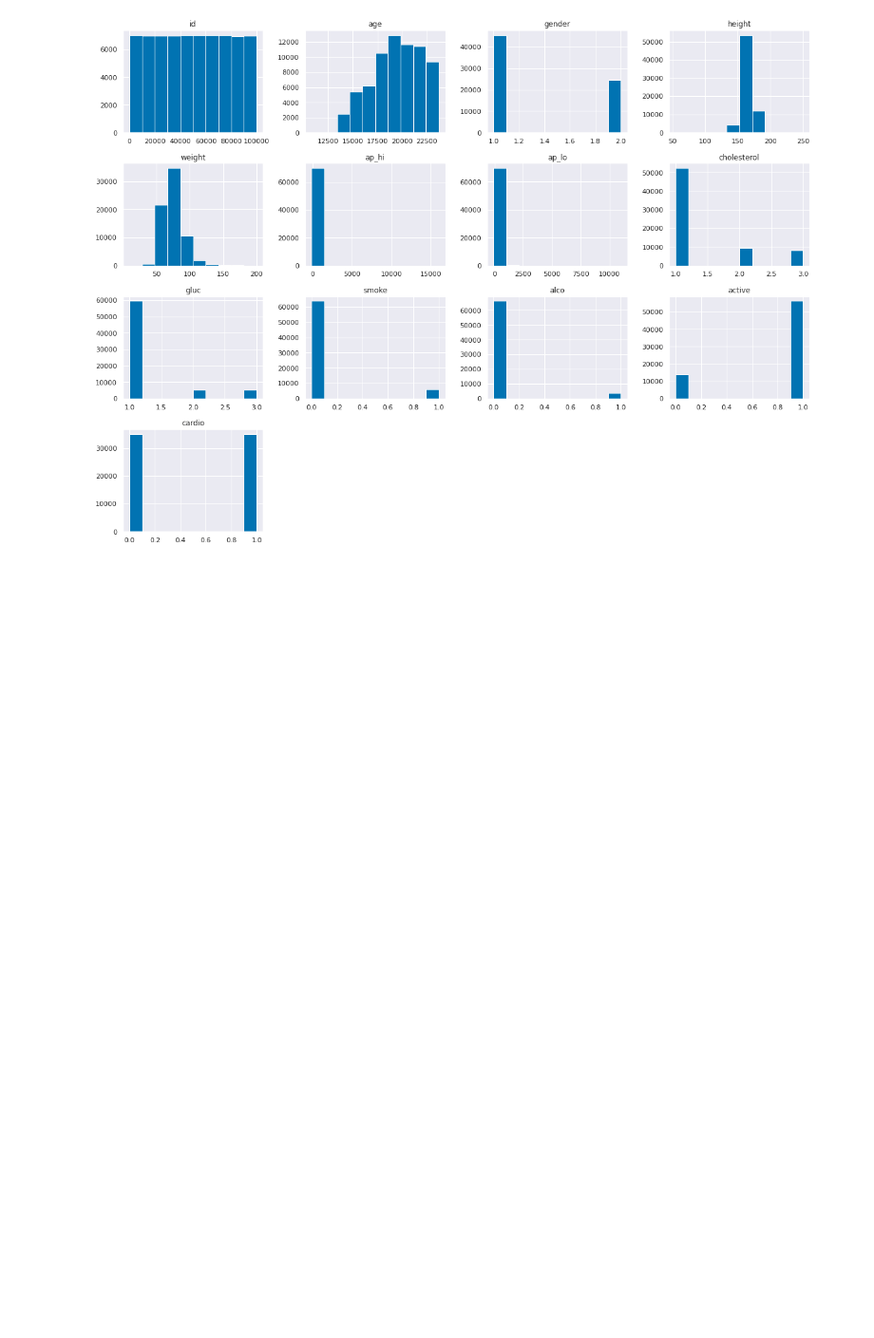
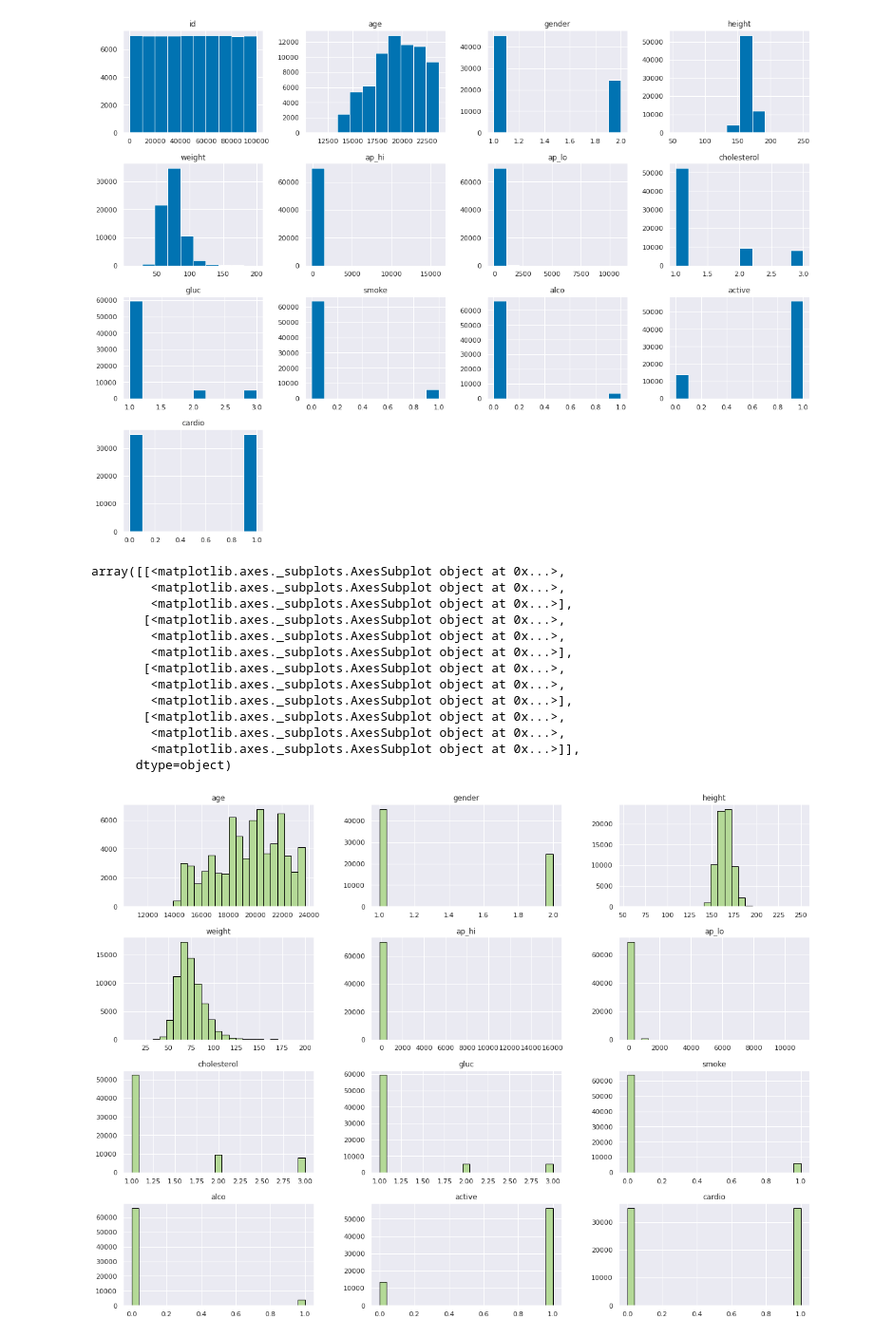
Before and after one commit to Psychraft/Big-Data-Project, a Jupyter notebook: Final_Project_Big_Data_Analysis.ipynb, the cells around one changed output. Shown at 95% size. Cells and saved outputs as stored; diff of their text form; code cells hidden in the pictures; blank space fills up the shorter version.

```diff
--- a/Final_Project_Big_Data_Analysis.ipynb
+++ b/Final_Project_Big_Data_Analysis.ipynb
@@ -307,4 +291,22 @@ dtype: float64
 Cardio_disease2.hist(figsize=(20,15));
 # %% [output]
 [figure]
+# %%
+# Histograms for continious, discrete, dummy and categorical variables
+Cardio_disease2.hist(column=['age', 'gender','height','weight','ap_hi','ap_lo','cholesterol','gluc','smoke','alco','active','cardio'], bins=25, figsize=(20, 15), color='#b4d997', edgecolor='black')
+# %% [output]
+array([[<matplotlib.axes._subplots.AxesSubplot object at 0x...>,
+        <matplotlib.axes._subplots.AxesSubplot object at 0x...>,
+        <matplotlib.axes._subplots.AxesSubplot object at 0x...>],
+       [<matplotlib.axes._subplots.AxesSubplot object at 0x...>,
+        <matplotlib.axes._subplots.AxesSubplot object at 0x...>,
+        <matplotlib.axes._subplots.AxesSubplot object at 0x...>],
+       [<matplotlib.axes._subplots.AxesSubplot object at 0x...>,
+        <matplotlib.axes._subplots.AxesSubplot object at 0x...>,
+        <matplotlib.axes._subplots.AxesSubplot object at 0x...>],
+       [<matplotlib.axes._subplots.AxesSubplot object at 0x...>,
+        <matplotlib.axes._subplots.AxesSubplot object at 0x...>,
+        <matplotlib.axes._subplots.AxesSubplot object at 0x...>]],
+      dtype=object)
+[figure, added]
 # %%
```
Also changed, not shown: parts of 32 cells of this notebook.
